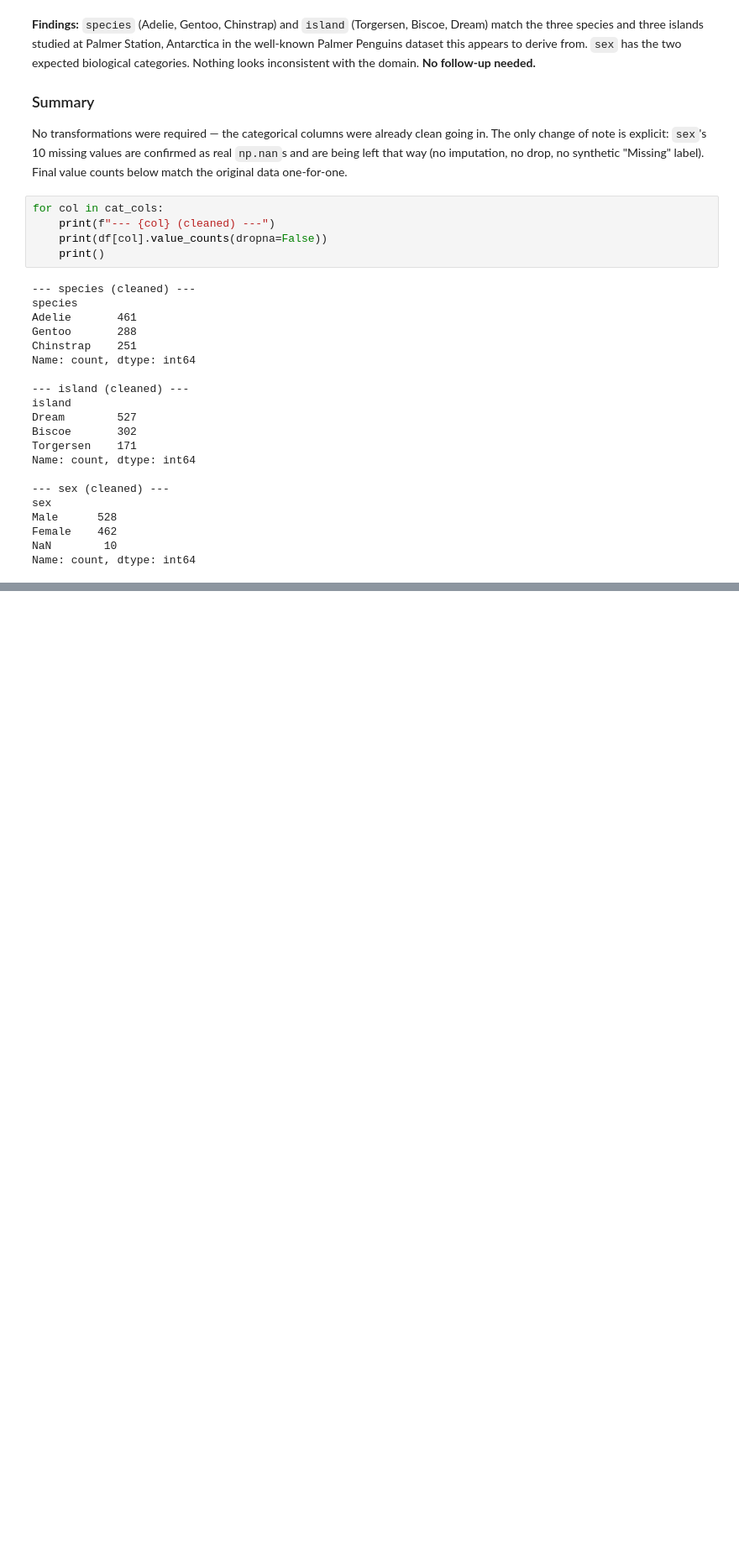
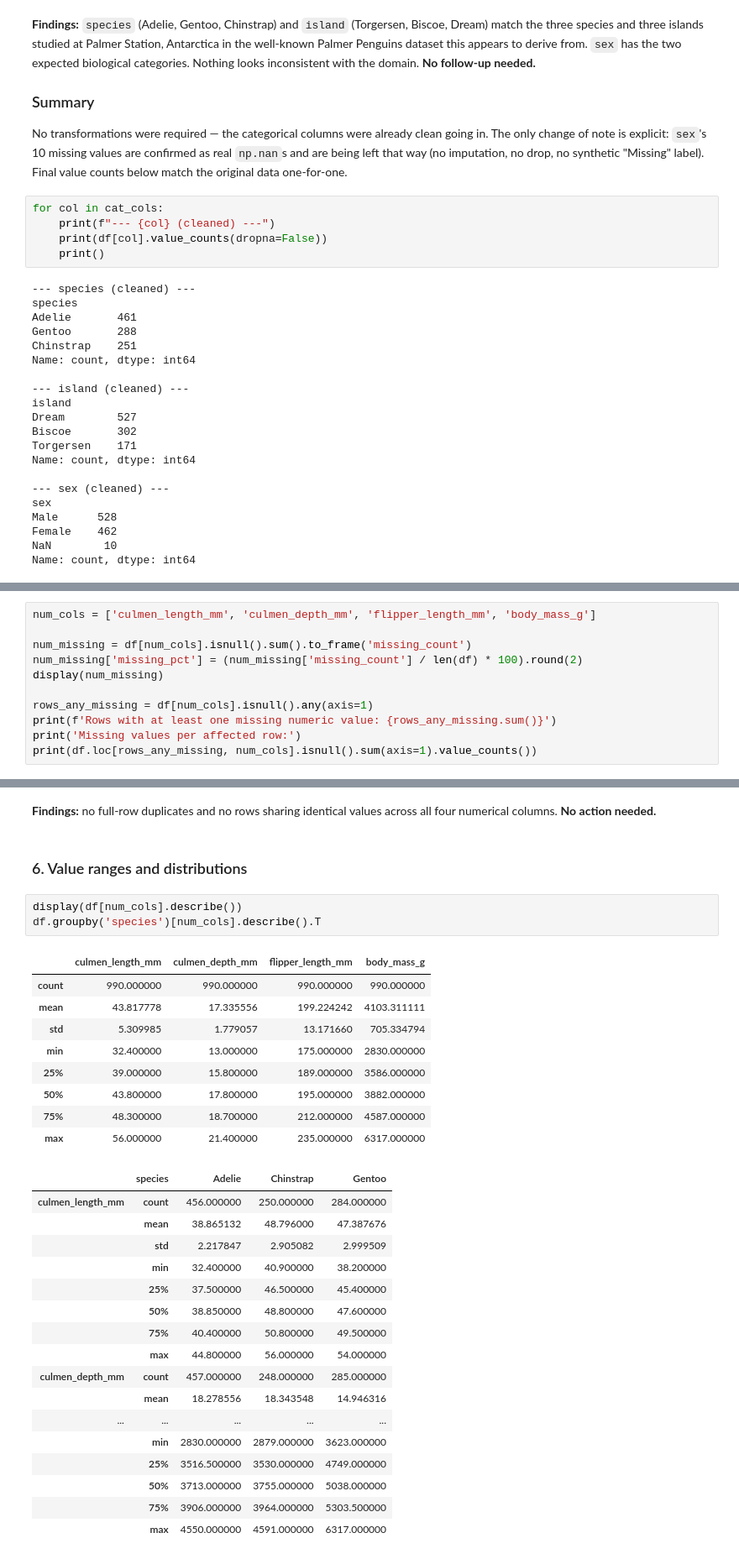
Before and after one commit to rohail410/Penguin-Species-Classification-Project, a Jupyter notebook: project.ipynb, the cells around one changed output, grey strips where cells are left out. Shown at 84% size. Cells and saved outputs as stored; diff of their text form; blank space fills up the shorter version.

Commit message:
chore: add a numerical column data cleaning skill and perform it

```diff
--- a/project.ipynb
+++ b/project.ipynb
@@ -515,0 +522,11 @@ Name: count, dtype: int64
+# %%
+num_cols = ['culmen_length_mm', 'culmen_depth_mm', 'flipper_length_mm', 'body_mass_g']
+
+num_missing = df[num_cols].isnull().sum().to_frame('missing_count')
+num_missing['missing_pct'] = (num_missing['missing_count'] / len(df) * 100).round(2)
+display(num_missing)
+
+rows_any_missing = df[num_cols].isnull().any(axis=1)
+print(f'Rows with at least one missing numeric value: {rows_any_missing.sum()}')
+print('Missing values per affected row:')
+print(df.loc[rows_any_missing, num_cols].isnull().sum(axis=1).value_counts())
@@ -515,0 +623,34 @@ Name: count, dtype: int64
+# %% [markdown]
+**Findings:** no full-row duplicates and no rows sharing identical values across all four numerical columns. **No action needed.**
+# %% [markdown]
+### 6. Value ranges and distributions
+# %%
+display(df[num_cols].describe())
+df.groupby('species')[num_cols].describe().T
+# %% [output]
+|  | culmen_length_mm | culmen_depth_mm | flipper_length_mm | body_mass_g |
+| count | 990.000000 | 990.000000 | 990.000000 | 990.000000 |
+| mean | 43.817778 | 17.335556 | 199.224242 | 4103.311111 |
+| std | 5.309985 | 1.779057 | 13.171660 | 705.334794 |
+| min | 32.400000 | 13.000000 | 175.000000 | 2830.000000 |
+| 25% | 39.000000 | 15.800000 | 189.000000 | 3586.000000 |
+| 50% | 43.800000 | 17.800000 | 195.000000 | 3882.000000 |
+| 75% | 48.300000 | 18.700000 | 212.000000 | 4587.000000 |
+| max | 56.000000 | 21.400000 | 235.000000 | 6317.000000 |
+|  | species | Adelie | Chinstrap | Gentoo |
+| culmen_length_mm | count | 456.000000 | 250.000000 | 284.000000 |
+|  | mean | 38.865132 | 48.796000 | 47.387676 |
+|  | std | 2.217847 | 2.905082 | 2.999509 |
+|  | min | 32.400000 | 40.900000 | 38.200000 |
+|  | 25% | 37.500000 | 46.500000 | 45.400000 |
+|  | 50% | 38.850000 | 48.800000 | 47.600000 |
+|  | 75% | 40.400000 | 50.800000 | 49.500000 |
+|  | max | 44.800000 | 56.000000 | 54.000000 |
+| culmen_depth_mm | count | 457.000000 | 248.000000 | 285.000000 |
+|  | mean | 18.278556 | 18.343548 | 14.946316 |
+| ... | ... | ... | ... | ... |
+|  | min | 2830.000000 | 2879.000000 | 3623.000000 |
+|  | 25% | 3516.500000 | 3530.000000 | 4749.000000 |
+|  | 50% | 3713.000000 | 3755.000000 | 5038.000000 |
+|  | 75% | 3906.000000 | 3964.000000 | 5303.500000 |
+|  | max | 4550.000000 | 4591.000000 | 6317.000000 |
```
Also changed, not shown: parts of 30 cells of this notebook, 3 other files.
